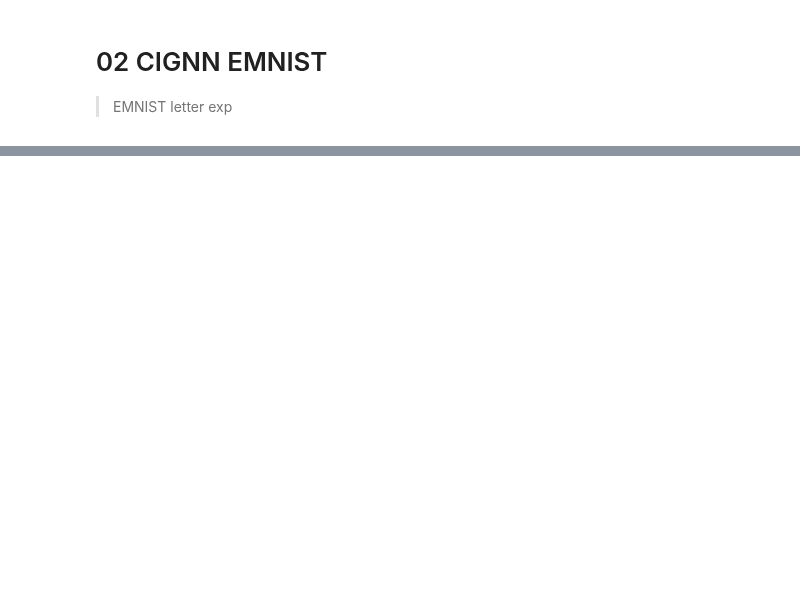
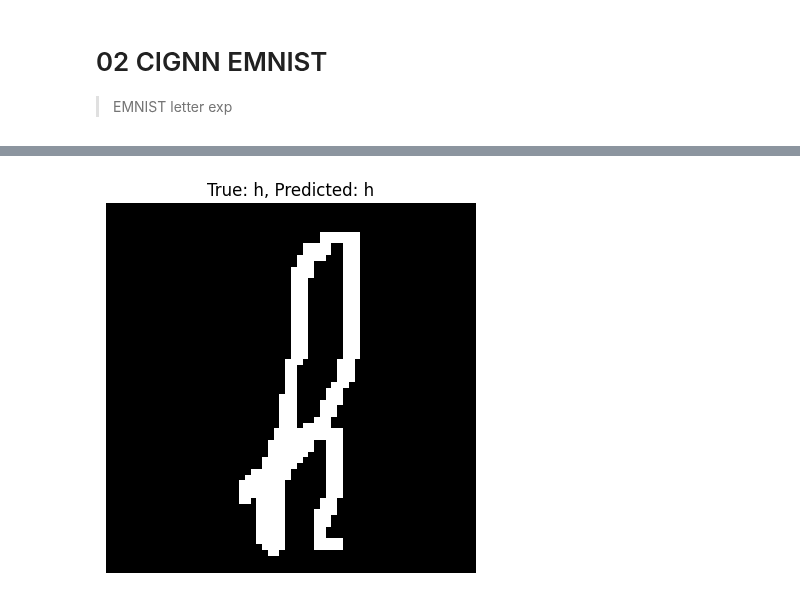
Before and after one commit to TimHal/CIGNN-experimental, a Jupyter notebook: output/21_CIGNN_03_VGG_with_UNIPEN_offline.ipynb, the cells around one changed output, grey strips where cells are left out. Cells and saved outputs as stored; diff of their text form; code cells hidden in the pictures; blank space fills up the shorter version.

```diff
--- a/output/21_CIGNN_03_VGG_with_UNIPEN_offline.ipynb
+++ b/output/21_CIGNN_03_VGG_with_UNIPEN_offline.ipynb
@@ -146,16 +157,15 @@ tensor([39, 73, 91, 68, 74, 88, 43,  4, 73, 76, 37, 91, 52, 17,  4, 74])
 0
+# %%
+model = vgg_bn
+criterion = nn.CrossEntropyLoss()
+optimizer = optim.Adam(model.parameters(), lr=0.0001)
 # %%
-# Now also try the Google implementation of LeNet
-model = vgg_bn
-criterion = nn.CrossEntropyLoss()
-optimizer = optim.Adam(model.parameters(), lr=0.001)
 
 # Training loop
-num_epochs = 1  # Define the number of epochs
-for epoch in range(num_epochs):
+for epoch in range(n_epochs):
     model.train()
     running_loss = 0.0
-    for images, labels in train_dataloader:
+    for batch_idx, (images, labels) in enumerate(train_dataloader, start=1):
         labels = labels.to(device)
         optimizer.zero_grad()  # Clear gradients
         outputs = model(images)  # Forward pass
@@ -164,7 +174,12 @@ for epoch in range(num_epochs):
         optimizer.step()  # Update weights
         running_loss += loss.item()
 
-    print(f"Epoch [{epoch+1}/{num_epochs}], Loss: {running_loss/len(train_dataloader):.4f}")
+        # Print progress every 10 batches
+        if batch_idx % 10 == 0:
+            print(f"Epoch [{epoch+1}/{n_epochs}], Batch [{batch_idx}/{len(train_dataloader)}], Loss: {running_loss/batch_idx:.4f}")
+
+    # Print epoch loss
+    print(f"Epoch [{epoch+1}/{n_epochs}], Loss: {running_loss/len(train_dataloader):.4f}")
 
 # Testing loop
 model.eval()
@@ -189,41 +219,44 @@ torch.save(model.state_dict(), model_save_path)
 # model.load_state_dict(torch.load(model_save_path))
 # model.eval()  # Set the model to evaluation mode
 # %%
-# import matplotlib.pyplot as plt
-# import torch
+import matplotlib.pyplot as plt
+import torch
 
-# # Function to display an image and its labels
-# def show_sample(image, true_label, predicted_label):
+# Function to display an image and its labels
+def show_sample(image, true_label, predicted_label):
 
-#     # The .permute call is required to transpose the image. We receive a shape (3, 64, 64) here
-#     # but .imshow() expects a shape with the channels at the end, like (64, 64, 3)
-#     image = image.permute(1, 2, 0)
-#     image = image.cpu().squeeze().numpy()  # Convert to 2D array for display
-#     plt.imshow(image)
-#     print(true_label)
-#     print(predicted_label)
-#     plt.title(f"True: {unipen_code_to_char(true_label)}, Predicted: {unipen_code_to_char(predicted_label)}")
-#     plt.axis('off')
-#     plt.show()
+    # The .permute call is required to transpose the image. We receive a shape (3, 64, 64) here
+    # but .imshow() expects a shape with the channels at the end, like (64, 64, 3)
+    image = image.permute(1, 2, 0)
+    image = image.cpu().squeeze().numpy()  # Convert to 2D array for display
+    plt.imshow(image)
+    print(true_label)
+    print(predicted_label)
+    plt.title(f"True: {unipen_code_to_char(true_label)}, Predicted: {unipen_code_to_char(predicted_label)}")
+    plt.axis('off')
+    plt.show()
 
-# # Run inference and display samples
-# model.eval()
-# num_samples_to_show = 5
-# shown_samples = 0
+# Run inference and display samples
+model.eval()
+num_samples_to_show = 5
+shown_samples = 0
 
-# with torch.no_grad():
-#     for images, labels in test_dataloader:
-#         outputs = model(images)
-#         _, predicted = torch.max(outputs, 1)
+with torch.no_grad():
+    for images, labels in test_dataloader:
+        outputs = model(images)
+        print(outputs)
+        print(outputs.shape)
+        probs, predicted = torch.max(outputs, 1)
 
-#         for i in range(len(images)):
-#             if shown_samples >= num_samples_to_show:
-#                 break
-#             true_label = labels[i].item()
-#             predicted_label = predicted[i].item()
-#             # Shift by -1 to match a=1, ..., z=26 in EMNIST "letters"
-#             show_sample(images[i], true_label, predicted_label )
-#             shown_samples += 1
+        for i in range(len(images)):
+            if shown_samples >= num_samples_to_show:
+                break
+            true_label = labels[i].item()
+            predicted_label = predicted[i].item()
+            # Shift by -1 to match a=1, ..., z=26 in EMNIST "letters"
+            show_sample(images[i], true_label, predicted_label )
+            shown_samples += 1
 
-#         if shown_samples >= num_samples_to_show:
-#             break
+        if shown_samples >= num_samples_to_show:
+            break
+# %% [output]
@@ -229,0 +275 @@ torch.save(model.state_dict(), model_save_path)
+[figure, added]
```
Also changed, not shown: parts of 9 cells of this notebook, 4 other files.
